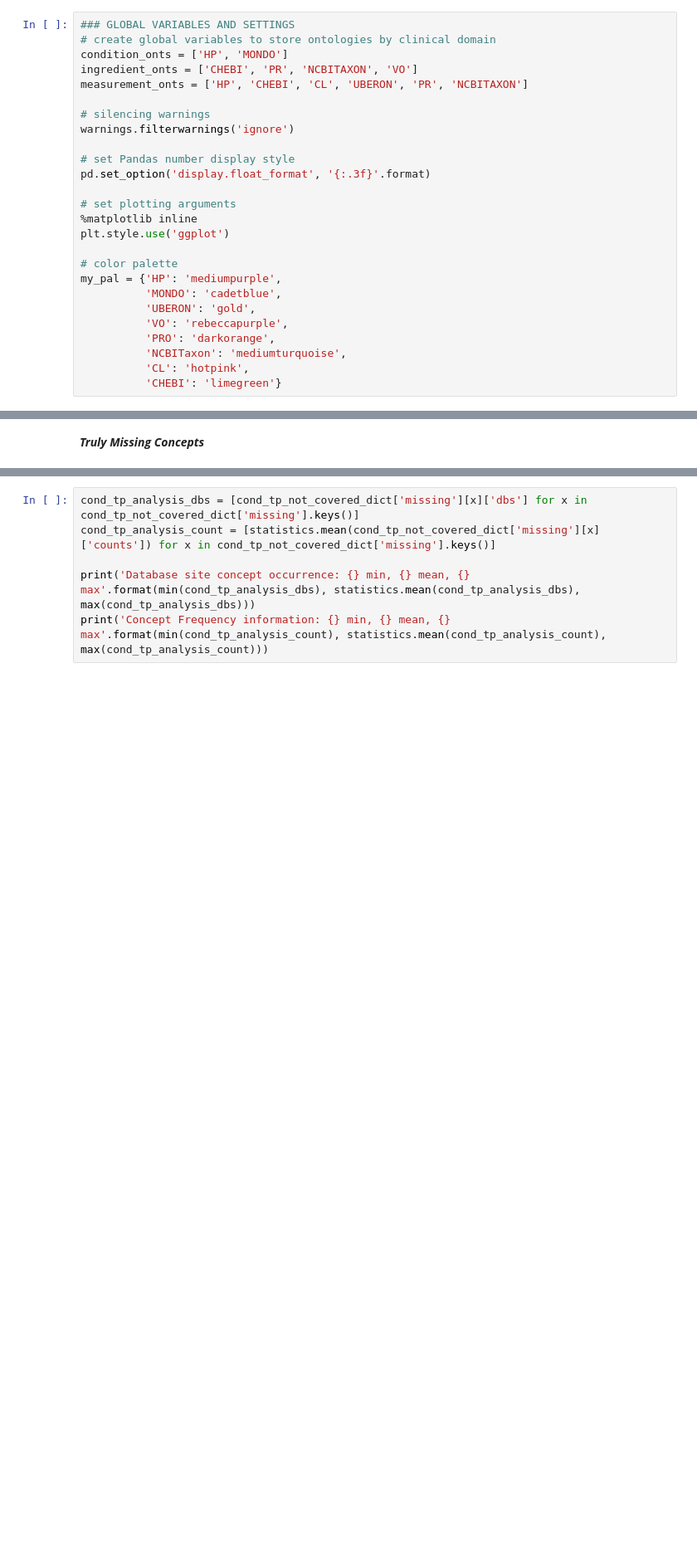
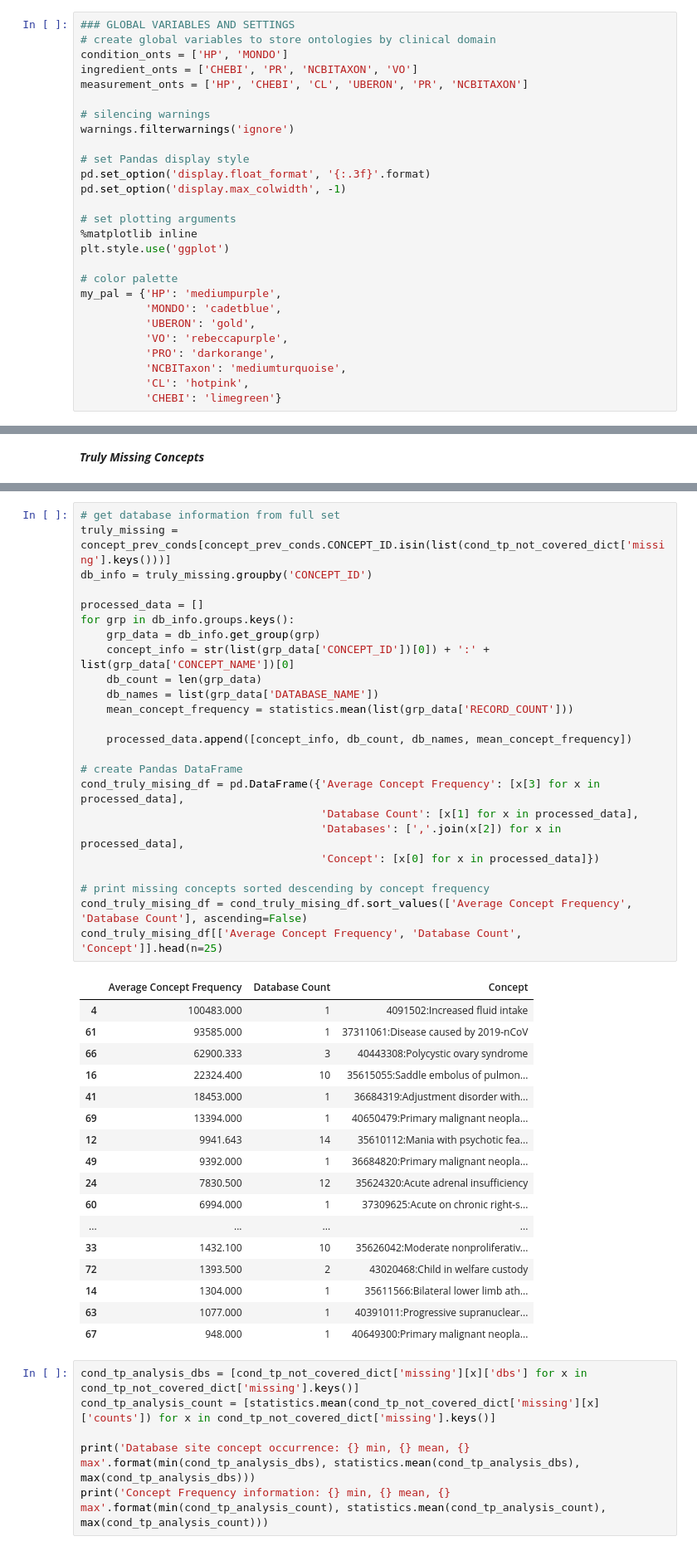
Before and after one commit to callahantiff/OMOP2OBO, a Jupyter notebook: resources/analyses/omop2obo_mapping_validation.ipynb, the cells around one changed output, grey strips where cells are left out. Shown at 83% size. Saved outputs shown, nothing was run; the diff lists cells and outputs as text; blank space fills up the shorter version.

```diff
--- a/resources/analyses/omop2obo_mapping_validation.ipynb
+++ b/resources/analyses/omop2obo_mapping_validation.ipynb
@@ -135,8 +135,9 @@ measurement_onts = ['HP', 'CHEBI', 'CL', 'UBERON', 'PR', 'NCBITAXON']
 # silencing warnings
 warnings.filterwarnings('ignore')
 
-# set Pandas number display style
+# set Pandas display style
 pd.set_option('display.float_format', '{:.3f}'.format)
+pd.set_option('display.max_colwidth', -1)
 
 # set plotting arguments
 %matplotlib inline
@@ -1220,3 +1196,45 @@ cond_truly_mising_df.head(n=20)
+# %%
+# get database information from full set
+truly_missing = concept_prev_conds[concept_prev_conds.CONCEPT_ID.isin(list(cond_tp_not_covered_dict['missing'].keys()))]
+db_info = truly_missing.groupby('CONCEPT_ID')
+
+processed_data = []
+for grp in db_info.groups.keys():
+    grp_data = db_info.get_group(grp)
+    concept_info = str(list(grp_data['CONCEPT_ID'])[0]) + ':' + list(grp_data['CONCEPT_NAME'])[0]
+    db_count = len(grp_data)
+    db_names = list(grp_data['DATABASE_NAME'])
+    mean_concept_frequency = statistics.mean(list(grp_data['RECORD_COUNT']))
+
+    processed_data.append([concept_info, db_count, db_names, mean_concept_frequency])
+
+# create Pandas DataFrame
+cond_truly_mising_df = pd.DataFrame({'Average Concept Frequency': [x[3] for x in processed_data],
+                                     'Database Count': [x[1] for x in processed_data],
+                                     'Databases': [','.join(x[2]) for x in processed_data],
+                                     'Concept': [x[0] for x in processed_data]})
+
+# print missing concepts sorted descending by concept frequency
+cond_truly_mising_df = cond_truly_mising_df.sort_values(['Average Concept Frequency', 'Database Count'], ascending=False)
+cond_truly_mising_df[['Average Concept Frequency', 'Database Count', 'Concept']].head(n=25)
+# %% [output]
+|  | Average Concept Frequency | Database Count | Concept |
+| 4 | 100483.000 | 1 | 4091502:Increased fluid intake |
+| 61 | 93585.000 | 1 | 37311061:Disease caused by 2019-nCoV |
+| 66 | 62900.333 | 3 | 40443308:Polycystic ovary syndrome |
+| 16 | 22324.400 | 10 | 35615055:Saddle embolus of pulmon... |
+| 41 | 18453.000 | 1 | 36684319:Adjustment disorder with... |
+| 69 | 13394.000 | 1 | 40650479:Primary malignant neopla... |
+| 12 | 9941.643 | 14 | 35610112:Mania with psychotic fea... |
+| 49 | 9392.000 | 1 | 36684820:Primary malignant neopla... |
+| 24 | 7830.500 | 12 | 35624320:Acute adrenal insufficiency |
+| 60 | 6994.000 | 1 | 37309625:Acute on chronic right-s... |
+| ... | ... | ... | ... |
+| 33 | 1432.100 | 10 | 35626042:Moderate nonproliferativ... |
+| 72 | 1393.500 | 2 | 43020468:Child in welfare custody |
+| 14 | 1304.000 | 1 | 35611566:Bilateral lower limb ath... |
+| 63 | 1077.000 | 1 | 40391011:Progressive supranuclear... |
+| 67 | 948.000 | 1 | 40649300:Primary malignant neopla... |
 # %%
 cond_tp_analysis_dbs = [cond_tp_not_covered_dict['missing'][x]['dbs'] for x in cond_tp_not_covered_dict['missing'].keys()]
 cond_tp_analysis_count = [statistics.mean(cond_tp_not_covered_dict['missing'][x]['counts']) for x in cond_tp_not_covered_dict['missing'].keys()]
```
Also changed, not shown: parts of 17 cells of this notebook.
